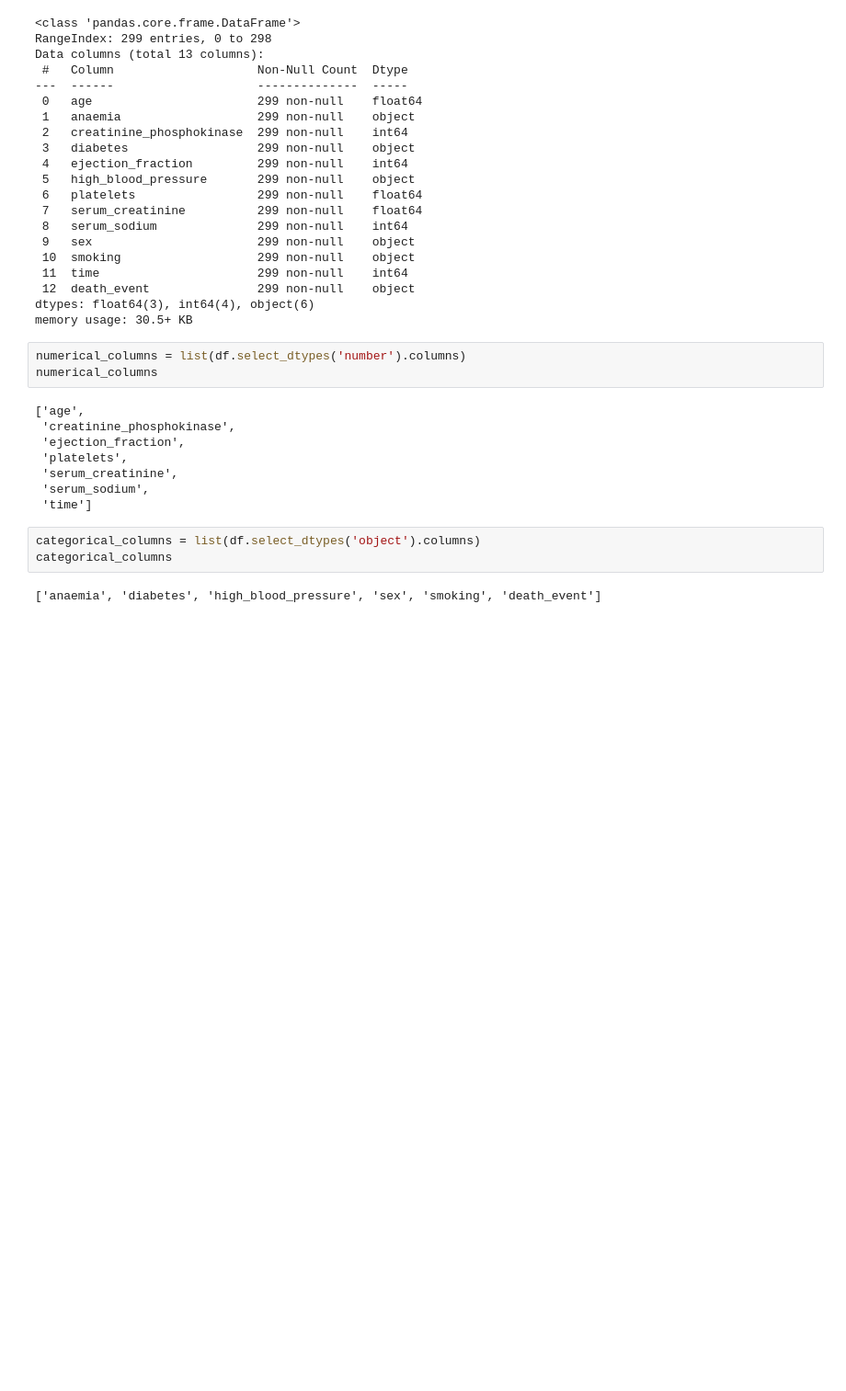
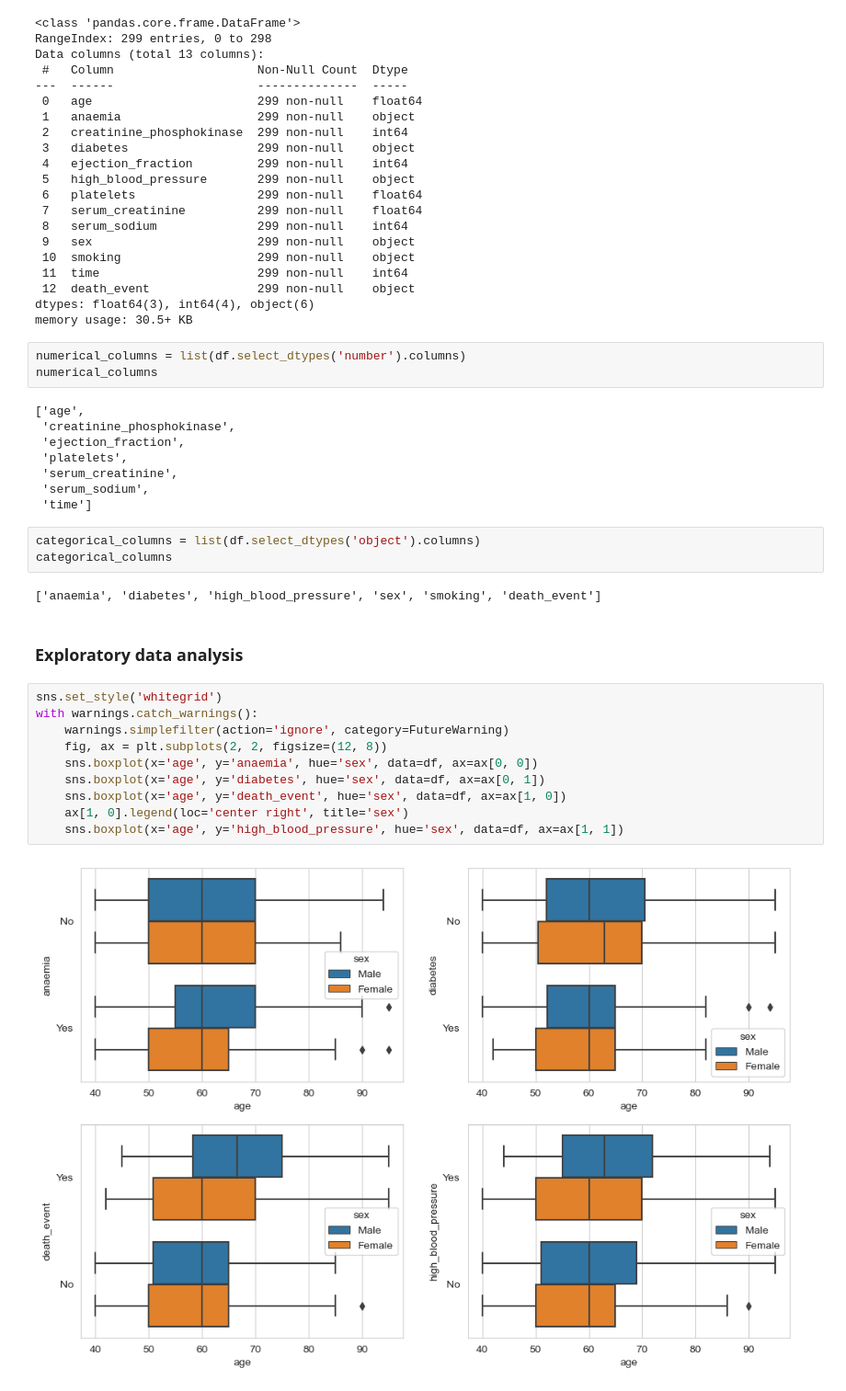
Before and after one commit to capac/ml-zoomcamp, a Jupyter notebook: 2023/homework/midterm/midterm_eda.ipynb, the cells around one changed output. Shown at 92% size. Cells and saved outputs as stored; diff of their text form; blank space fills up the shorter version.

Commit message:
Exploratory data analysis plots

```diff
--- a/2023/homework/midterm/midterm_eda.ipynb
+++ b/2023/homework/midterm/midterm_eda.ipynb
@@ -64,3 +64,17 @@ categorical_columns = list(df.select_dtypes('object').columns)
 categorical_columns
 # %% [output]
 ['anaemia', 'diabetes', 'high_blood_pressure', 'sex', 'smoking', 'death_event']
+# %% [markdown]
+### Exploratory data analysis
+# %%
+sns.set_style('whitegrid')
+with warnings.catch_warnings():
+    warnings.simplefilter(action='ignore', category=FutureWarning)
+    fig, ax = plt.subplots(2, 2, figsize=(12, 8))
+    sns.boxplot(x='age', y='anaemia', hue='sex', data=df, ax=ax[0, 0])
+    sns.boxplot(x='age', y='diabetes', hue='sex', data=df, ax=ax[0, 1])
+    sns.boxplot(x='age', y='death_event', hue='sex', data=df, ax=ax[1, 0])
+    ax[1, 0].legend(loc='center right', title='sex')
+    sns.boxplot(x='age', y='high_blood_pressure', hue='sex', data=df, ax=ax[1, 1])
+# %% [output]
+[figure, added]
```
Also changed, not shown: parts of 5 cells of this notebook.
